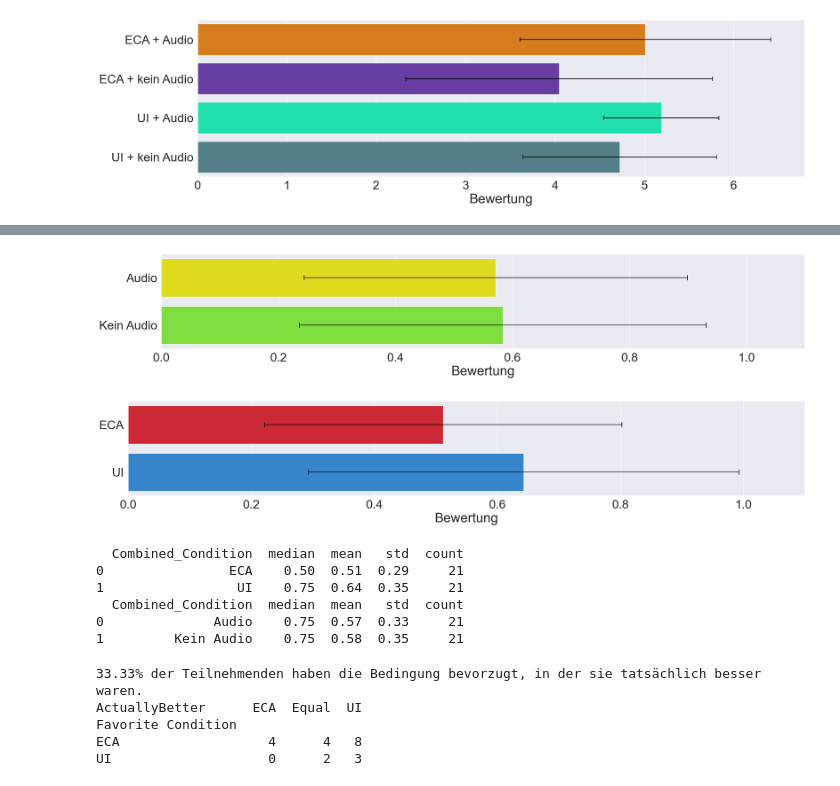
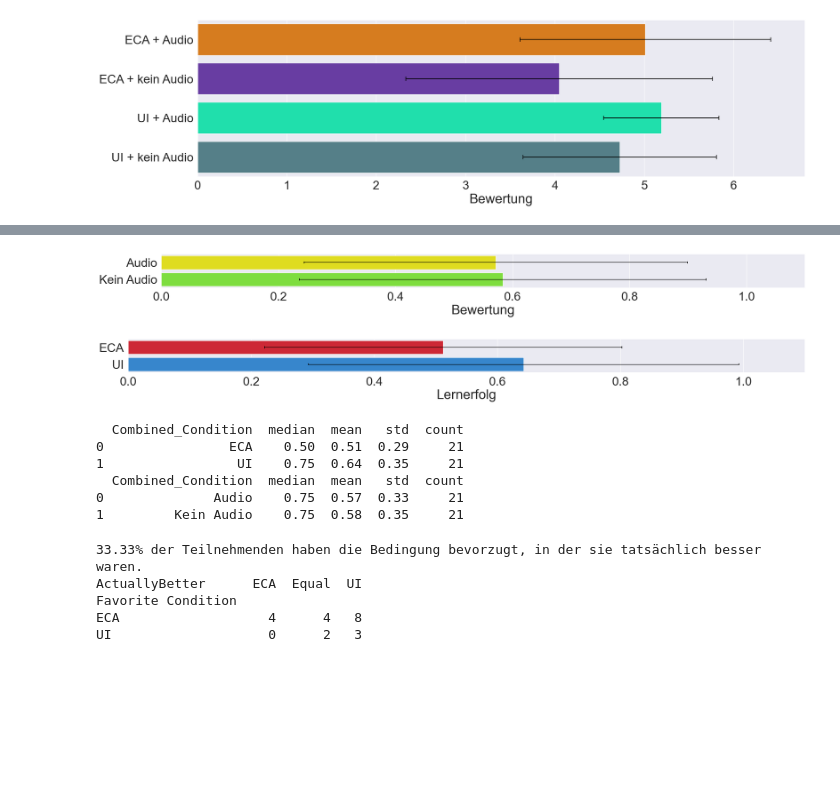
Before and after one commit to VerrroS/thesis_data_analysis, a Jupyter notebook: data_analysis.ipynb, the cells around one changed output, grey strips where cells are left out. Saved outputs shown, nothing was run; the diff lists cells and outputs as text; code cells hidden in the pictures; blank space fills up the shorter version.

```diff
--- a/data_analysis.ipynb
+++ b/data_analysis.ipynb
@@ -321,7 +347,7 @@ condition_ux_scores = condition_ux_scores.with_columns(
 Jetzt werden zu der Condition Tabelle noch die Lernergebnisse hinzugefügt. Dafür werden zuerst die Tabellen vorbereitet:
 # %%
 # Remove the PreTest questions
-question_results = question_results_raw.filter(pl.col("TestCondition").eq("PostTest"))
+question_results = question_results.filter(pl.col("TestCondition").eq("PostTest"))
 test_condition_orders = test_condition_orders_raw.unique()
 
 test_condition_orders_exploded = (
@@ -732,7 +758,7 @@ Audio_combined_testResult["Combined_Condition"] = Audio_combined_testResult.appl
 Audio_combined_testResult = Audio_combined_testResult[["PersonID", "Combined_Condition", "Value"]]
 Audio_combined_testResult = Audio_combined_testResult.groupby(["PersonID", "Combined_Condition"]).agg({"Value": "mean"}).reset_index()
 
-plt.figure(figsize=(24, 5))
+plt.figure(figsize=(24, 3))
 sns.barplot(
     data=Audio_combined_testResult,
     x="Value",
@@ -756,42 +782,42 @@ interface_combined_testResult["Combined_Condition"] = interface_combined_testRes
 interface_combined_testResult = interface_combined_testResult[["PersonID", "Combined_Condition", "Value"]]
 interface_combined_testResult = interface_combined_testResult.groupby(["PersonID", "Combined_Condition"]).agg({"Value": "mean"}).reset_index()
 # make bar chart for combined conditions
-plt.figure(figsize=(24,5 ))
+plt.figure(figsize=(24,3 ))
 sns.barplot(
     data=interface_combined_testResult,
     x="Value",
     y="Combined_Condition",
     palette=my_pal,
     errorbar="sd",
     capsize=.1,
     errwidth=1.5,
     errcolor="black",
 )
 plt.xlim(0, 1.1)
-plt.xlabel("Bewertung")
+plt.xlabel("Lernerfolg")
 plt.ylabel("")
 plt.tight_layout()
 plt.show()
 
 # Tabelle
 table_interface_testResult = (
     interface_combined_testResult
     .groupby("Combined_Condition")["Value"]
     .agg(["median", "mean", "std", "count"]).round(2)
     .reset_index()
 )
 print(table_interface_testResult)
 
 table_Audio_testResult = (
     Audio_combined_testResult
     .groupby("Combined_Condition")["Value"]
     .agg(["median", "mean", "std","count"]).round(2)
     .reset_index()
 )
 print(table_Audio_testResult)
 # %% [output]
-[figure, old version]
+[figure, new version]
-[figure, old version]
+[figure, new version]
   Combined_Condition  median  mean   std  count
 0                ECA    0.50  0.51  0.29     21
 1                 UI    0.75  0.64  0.35     21
```
Also changed, not shown: parts of 17 cells of this notebook.
